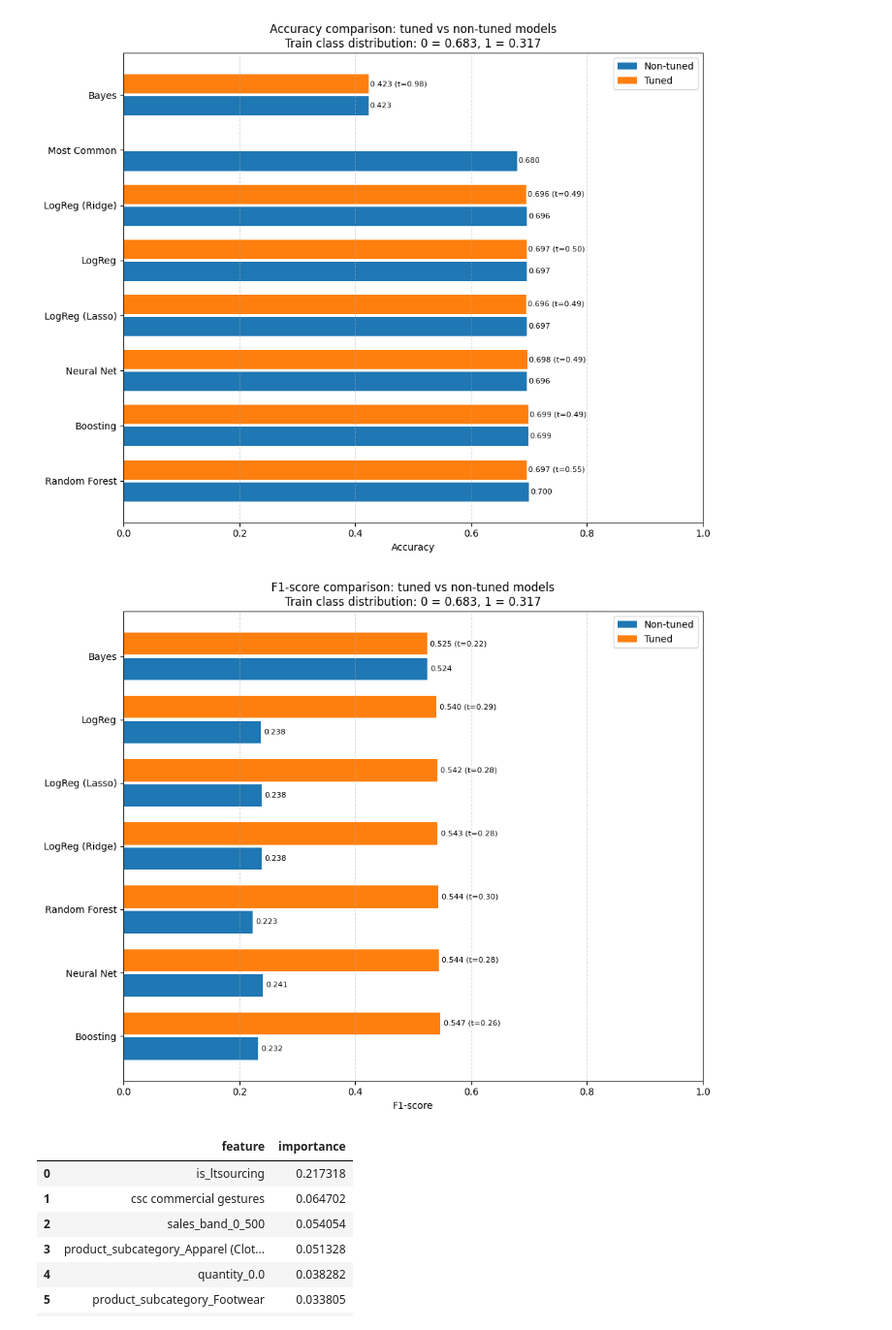
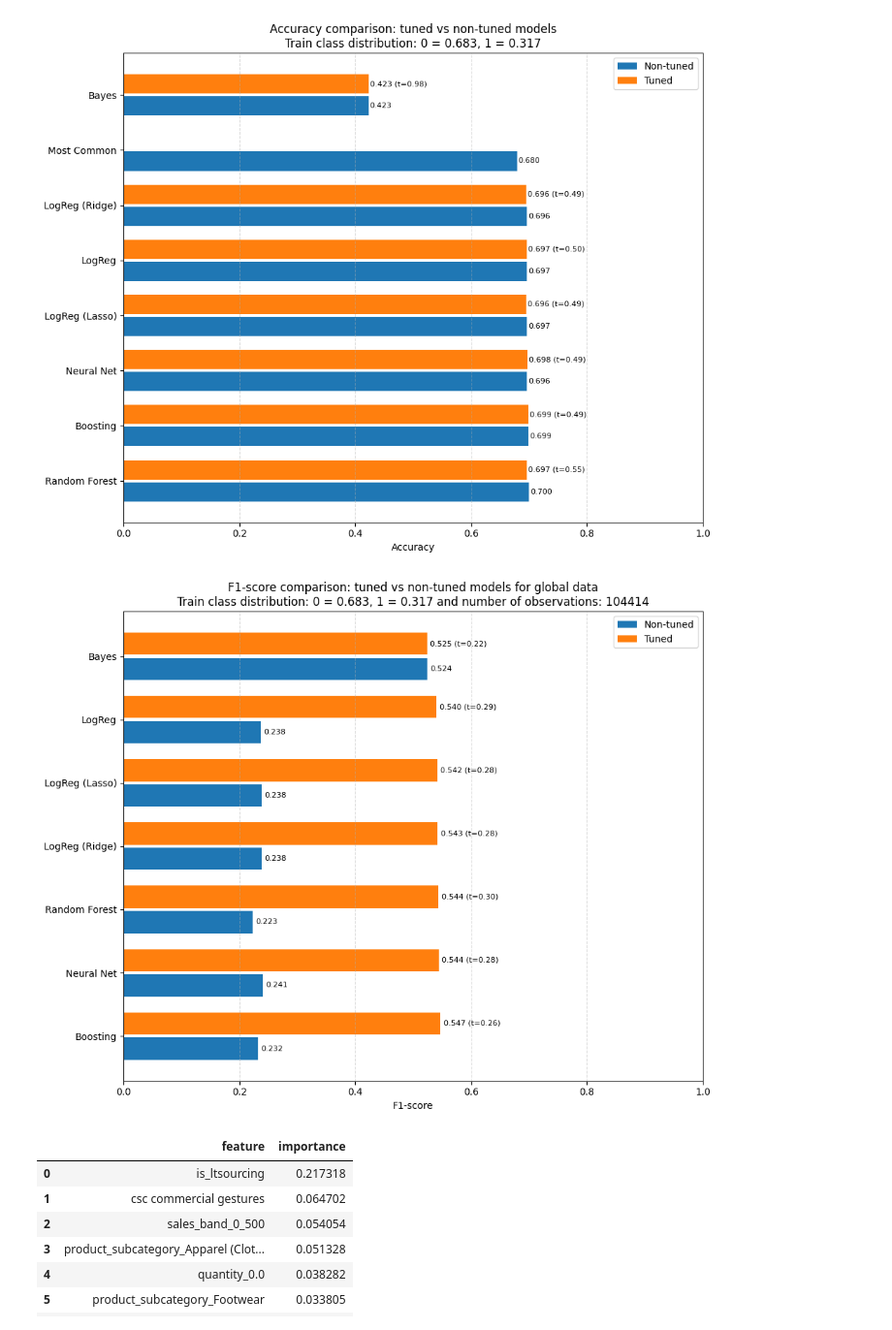
Before and after one commit to ice1O/Luxury-Fashion-Product-Return-Analysis, a Jupyter notebook: Models for Global.ipynb, the cells around one changed output. Shown: that part at 97% size. Drawn from its saved outputs; the diff is of its cells as text; code cells hidden in the pictures.

```diff
--- a/Models for Global.ipynb
+++ b/Models for Global.ipynb
@@ -1057,36 +1063,36 @@ pos = class_ratio.iloc[1]
 plt.figure(figsize=(10, 8))
 y = np.arange(len(df_f1))
 
 plt.barh(y - 0.2, df_f1["F1_base"], height=0.35, label="Non-tuned")
 plt.barh(y + 0.2, df_f1["F1_tuned"], height=0.35, label="Tuned")
 
 
 for i, row in df_f1.iterrows():
 
     plt.text(row["F1_base"] + 0.005, i - 0.2,
              f"{row['F1_base']:.3f}", va="center", fontsize=8)
 
     if row["F1_tuned"] is not None:
         if row["Threshold"] is not None:
             txt = f"{row['F1_tuned']:.3f} (t={row['Threshold']:.2f})"
         else:
             txt = f"{row['F1_tuned']:.3f}"
         plt.text(row["F1_tuned"] + 0.005, i + 0.2,
                  txt, va="center", fontsize=8)
 
 plt.yticks(y, df_f1["Model"])
 plt.xlabel("F1-score")
 plt.title(
-    "F1-score comparison: tuned vs non-tuned models\n"
-    f"Train class distribution: 0 = {neg:.3f}, 1 = {pos:.3f}"
+    "F1-score comparison: tuned vs non-tuned models for global data\n"
+    f"Train class distribution: 0 = {neg:.3f}, 1 = {pos:.3f} and number of observations: {y_train.shape[0]}"
 )
 plt.grid(axis="x", linestyle="--", alpha=0.4)
 plt.legend()
 plt.xlim(0, 1)
 plt.tight_layout()
 plt.show()
 # %% [output]
-[figure, old version]
+[figure, new version]
 # %%
 
 FeatureImportanceRF = pd.DataFrame({
```
Also changed, not shown: parts of 4 cells of this notebook, 1 other file.
